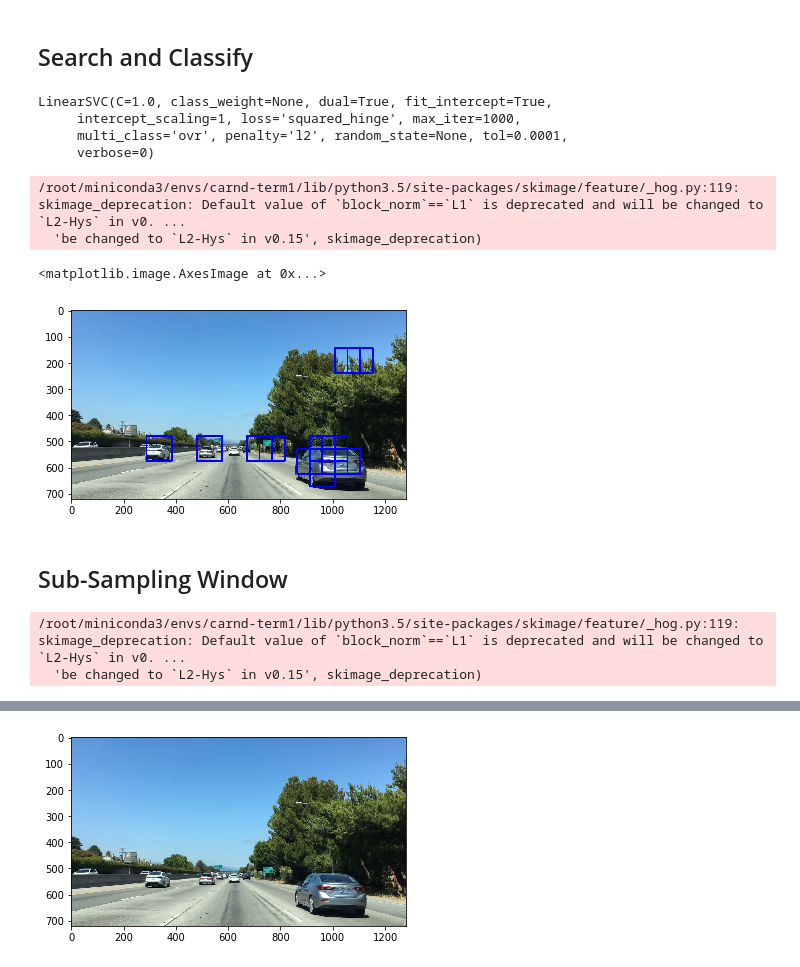
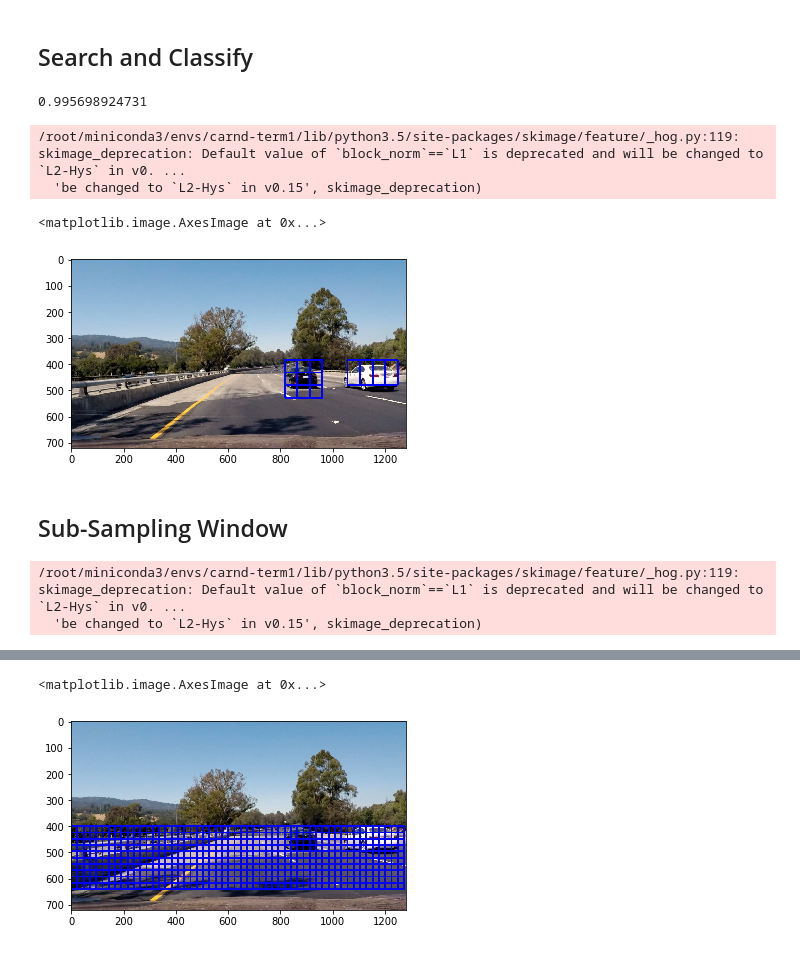
Before and after one commit to liferlisiqi/Vehicle-detection, a Jupyter notebook: Vehicle-Detection.ipynb, the cells around one changed output, grey strips where cells are left out. Cells and saved outputs as stored; diff of their text form; code cells hidden in the pictures.

Commit message:
bug:scaler

```diff
--- a/Vehicle-Detection.ipynb
+++ b/Vehicle-Detection.ipynb
@@ -363,0 +341,13 @@ scaled_X = X_scaler.transform(X)
+# %%
+X = np.vstack((car_features, notcar_features)).astype(np.float64)
+# Fit a per-column scaler
+X_scaler = StandardScaler()
+X_scaler.fit(X)
+print(X_scaler.mean_[0:20])
+print(X_scaler.scale_[0:20])
+# Apply the scaler to X
+scaled_X = X_scaler.transform(X)
+
+f, axs = plt.subplots(1, 2, figsize=(12, 6))
+axs[0].plot(X[0]), axs[0].set_title('X', fontsize=20)
+axs[1].plot(scaled_X[0]), axs[1].set_title('scaled X', fontsize=20)
@@ -470,9 +472,6 @@ def search_windows(img, windows, clf, scaler, color_space='RGB', spatial_size=(3
 
     return on_windows
 # %%
-X = np.vstack((car_features, notcar_features)).astype(np.float64)
-X_scaler = StandardScaler().fit(X)
-scaled_X = X_scaler.transform(X)
 y = np.hstack((np.ones(len(car_features)), np.zeros(len(notcar_features))))
 
 rand_state = np.random.randint(0, 100)
@@ -480,13 +479,11 @@ x_train, x_test, y_train, y_test = train_test_split(scaled_X, y, test_size=0.2,
 
 svc = LinearSVC()
 svc.fit(x_train, y_train)
+print(svc.score(x_test, y_test))
 # %% [output]
-LinearSVC(C=1.0, class_weight=None, dual=True, fit_intercept=True,
-     intercept_scaling=1, loss='squared_hinge', max_iter=1000,
-     multi_class='ovr', penalty='l2', random_state=None, tol=0.0001,
-     verbose=0)
+0.995698924731
 # %%
-img = mpimg.imread('test_images/bbox-example-image.jpg')
+img = mpimg.imread('test_images/4.jpg')
 draw_image = np.copy(img)
 windows = slide_window(img, x_start_stop=[None, None], y_start_stop=[None, None], xy_window=(96, 96), xy_overlap=(0.5, 0.5))
 hot_windows = search_windows(img, windows, svc, X_scaler, color_space=color_space, spatial_size=spatial_size,
@@ -499,7 +496,7 @@ plt.imshow(window_img)
 /root/miniconda3/envs/carnd-term1/lib/python3.5/site-packages/skimage/feature/_hog.py:119: skimage_deprecation: Default value of `block_norm`==`L1` is deprecated and will be changed to `L2-Hys` in v0. ...
   'be changed to `L2-Hys` in v0.15', skimage_deprecation)
 <matplotlib.image.AxesImage at 0x...>
-[figure, old version]
+[figure, new version]
 # %% [markdown]
 ## Sub-Sampling Window
 # %%
@@ -507,37 +504,38 @@ def find_cars(img, ystart, ystop, scale, svc, x_scaler, orient, pix_per_cell, ce
     draw_img = np.copy(img)
     img = img.astype(np.float32) / 255
 
-    img_search = img[ystart:ystop, :, :]
-    # ???
+    img_search = img[ystart:ystop,:,:]
     ctrans_search = cv2.cvtColor(img_search, cv2.COLOR_RGB2YCrCb)
-    if scale != 1:
+    if scale != 1: # (256, 1280, 3) -> (170, 853, 3)
         imshape = ctrans_search.shape
         ctrans_search = cv2.resize(ctrans_search, (np.int(imshape[1]/scale), np.int(imshape[0]/scale)))
 
     ch1 = ctrans_search[:,:,0]
-    ch2 = ctrans_search[:,:,2]
-    ch3 = ctrans_search[:,:,1]
+    ch2 = ctrans_search[:,:,1]
+    ch3 = ctrans_search[:,:,2]
 
-    nxblock = (ch1.shape[1] // pix_per_cell) - cell_per_block + 1
-    nyblock = (ch1.shape[0] // pix_per_cell) - cell_per_block + 1
+    nxblock = (ctrans_search.shape[1] // pix_per_cell) - cell_per_block + 1
+    nyblock = (ctrans_search.shape[0] // pix_per_cell) - cell_per_block + 1
     nfeat_per_block = orient * cell_per_block ** 2
 
     # 64 was the original sampling rate, with 8 cells and 8 pix per cell
     window = 64
-    block_per_window = (window // pix_per_cell) - cell_per_block + 1
+    block_per_window = (window // pix_per_cell) - cell_per_block + 1 # 7
     cells_per_step = 2 # instead of overlap, define how many cells to step
-    nxsteps = (nxblock - block_per_window) // cells_per_step + 1
-    nysteps = (nyblock - block_per_window) // cells_per_step + 1
+    nxsteps = (nxblock - block_per_window) // cells_per_step + 1 # 50
+    nysteps = (nyblock - block_per_window) // cells_per_step + 1 # 7
 
-    # compute individual channel HOG features
+    # compute individual channel HOG features (20, 105, 2, 2, 9)
     hog1 = HOG_features(ch1, orient, pix_per_cell, cell_per_block, feature_vec=False)
     hog2 = HOG_features(ch2, orient, pix_per_cell, cell_per_block, feature_vec=False)
     hog3 = HOG_features(ch3, orient, pix_per_cell, cell_per_block, feature_vec=False)
+
 
     for xs in range(nxsteps):
         for ys in range(nysteps):
             ypos = ys * cells_per_step
             xpos = xs * cells_per_step
+            print(xpos, ypos)
 
             hog_feat1 = hog1[ypos:ypos+block_per_window, xpos:xpos+block_per_window].ravel()
             hog_feat2 = hog2[ypos:ypos+block_per_window, xpos:xpos+block_per_window].ravel()
@@ -546,31 +544,34 @@ def find_cars(img, ystart, ystop, scale, svc, x_scaler, orient, pix_per_cell, ce
 
             xleft = xpos * pix_per_cell
             ytop = ypos * pix_per_cell
+            # print(xleft, ytop)
 
-            subimg = cv2.resize(ctrans_search[ytop:ytop+window, xleft:xleft+window], (64, 64))
-
+            subimg = cv2.resize(ctrans_search[ytop:ytop+window, xleft:xleft+window], (64, 64)) # (64, 64, 3)
             # get color features
             spatial_features = bin_spatial(subimg, size=spatial_size)
-            rhist, ghist, bhist, bin_centers, hist_features = color_hist(subimg, nbins=hist_bins)
+            hist_features = color_hist(subimg, nbins=hist_bins, bins_range=(0, 1))
 
-            # scale features and make a perdiction
+            # scale features and make a perdiction  (3072,) (96,) (5292,)
             features = np.hstack((spatial_features, hist_features, hog_features)).reshape(1,-1)
             scaled_features = x_scaler.transform(features)
+            print(scaled_features[0][0:10])
             prediction = svc.predict(scaled_features)
-#             print(prediction)
+            # print(prediction)
 
+            xleft = np.int(xleft * scale)
+            ytop = np.int(ytop * scale)
+            win_draw = np.int(window * scale)
             if prediction == 1:
-                xbox_left = np.int(xleft * scale)
-                ytop_draw = np.int(ytop * scale)
-                win_draw = np.int(window * scale)
-                cv2.rectangle(draw_img, (xbox_left, ytop_draw+ystart), (xbox_left+win_draw, ytop_draw+win_draw+ystart), (0,0,255), 6)
+                cv2.rectangle(draw_img, (xleft, ytop+ystart), (xleft+win_draw, ytop+win_draw+ystart), (255,0,0), 12)
+            else:
+                cv2.rectangle(draw_img, (xleft, ytop+ystart), (xleft+win_draw, ytop+win_draw+ystart), (0,0,255), 6)
 
     return draw_img
 
 ystart = 400
 ystop = 656
 scale = 1.5
-img = mpimg.imread('test_images/bbox-example-image.jpg')
+img = mpimg.imread('test_images/4.jpg')
 result = find_cars(img, ystart, ystop, scale, svc, X_scaler, orient, pix_per_cell, cell_per_block, spatial_size, hist_bins)
 plt.imshow(result)
 # %% [output]
@@ -580 +597,2 @@ plt.imshow(result)
+<matplotlib.image.AxesImage at 0x...>
-[figure, old version]
+[figure, new version]
```
Also changed, not shown: parts of 22 cells of this notebook, 6 other files.
